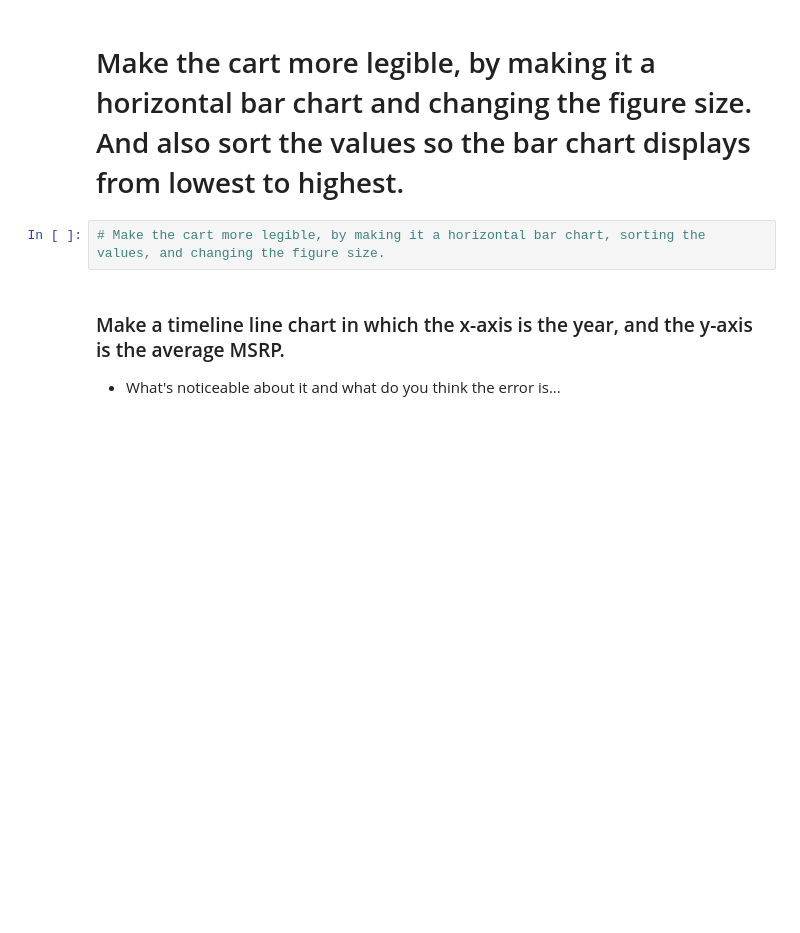
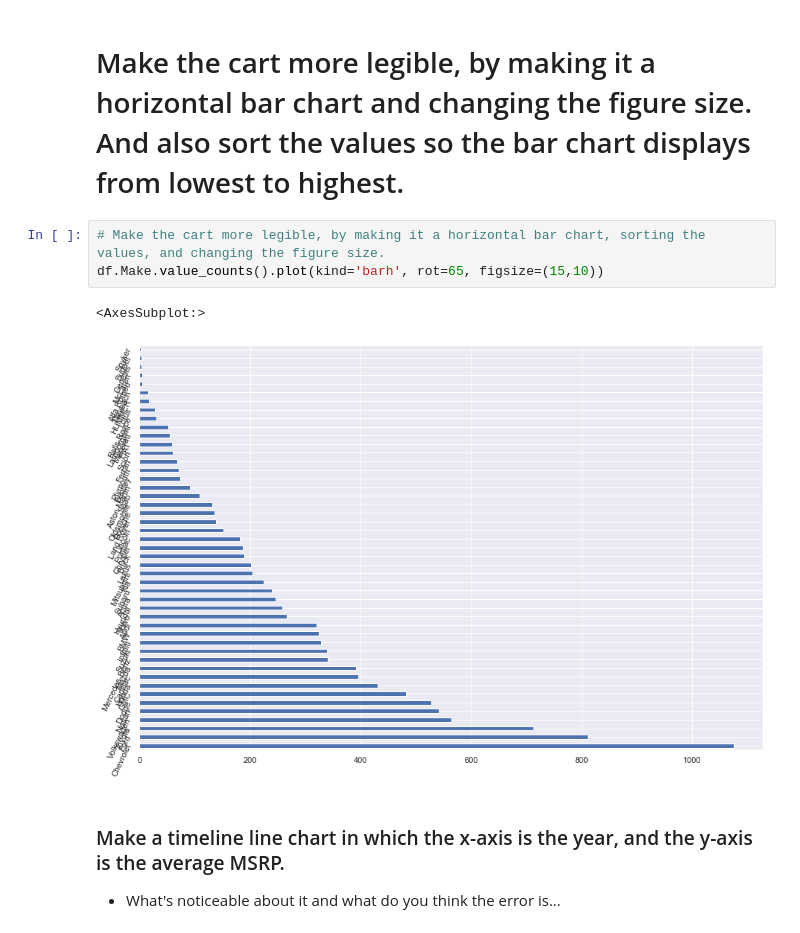
Before and after one commit to javohirhalimov/2021-fall-data-science, a Jupyter notebook: Week-02-EDA/Exercise-EDA.ipynb, the cells around one changed output. Saved outputs shown, nothing was run; the diff lists cells and outputs as text; blank space fills up the shorter version.

```diff
--- a/Week-02-EDA/Exercise-EDA.ipynb
+++ b/Week-02-EDA/Exercise-EDA.ipynb
@@ -55,6 +109,10 @@ _Brand of car is the `Make` of the car._
 # Make the cart more legible, by making it a horizontal bar chart and changing the figure size.  And also sort the values so the bar chart displays from lowest to highest.
 # %%
 # Make the cart more legible, by making it a horizontal bar chart, sorting the values, and changing the figure size.
+df.Make.value_counts().plot(kind='barh', rot=65, figsize=(15,10))
+# %% [output]
+<AxesSubplot:>
+[figure, added]
 # %% [markdown]
 ### Make a timeline line chart in which the x-axis is the year, and the y-axis is the average MSRP.
 * What's noticeable about it and what do you think the error is...
```
Also changed, not shown: parts of 27 cells of this notebook.
